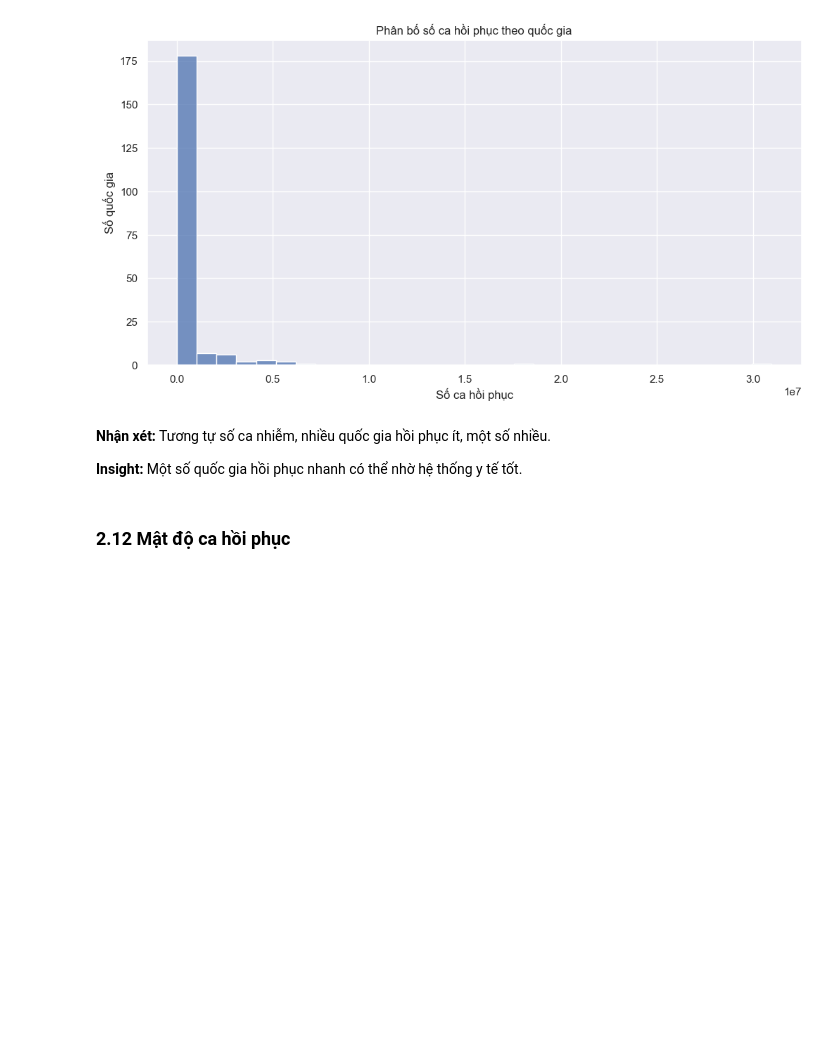
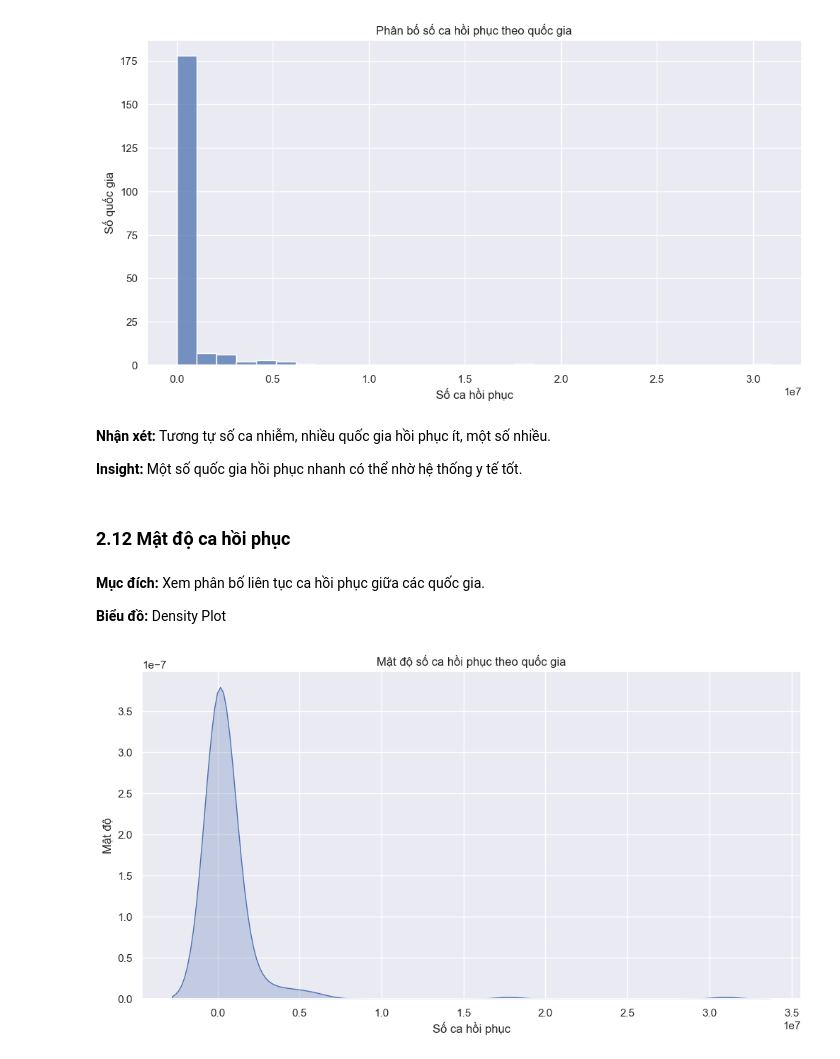
Before and after one commit to tcuong2003/Covid19-Data-Analysis, a Jupyter notebook: notebooks/03_EDA.ipynb, the cells around one changed output. Drawn from its saved outputs; the diff is of its cells as text; code cells hidden in the pictures; blank space fills up the shorter version.

```diff
--- a/notebooks/03_EDA.ipynb
+++ b/notebooks/03_EDA.ipynb
@@ -391,3 +411,18 @@ Tương tự số ca nhiễm, nhiều quốc gia hồi phục ít, một số nh
 Một số quốc gia hồi phục nhanh có thể nhờ hệ thống y tế tốt.
 # %% [markdown]
 ### 2.12 Mật độ ca hồi phục
+# %% [markdown]
+**Mục đích:**
+Xem phân bố liên tục ca hồi phục giữa các quốc gia.
+
+**Biểu đồ:**
+Density Plot
+# %%
+plt.figure(figsize=(12,6))
+sns.kdeplot(country_recovered["Recovered"], fill=True)
+plt.title("Mật độ số ca hồi phục theo quốc gia")
+plt.xlabel("Số ca hồi phục")
+plt.ylabel("Mật độ")
+plt.show()
+# %% [output]
+[figure, added]
```
Also changed, not shown: parts of 39 cells of this notebook.
